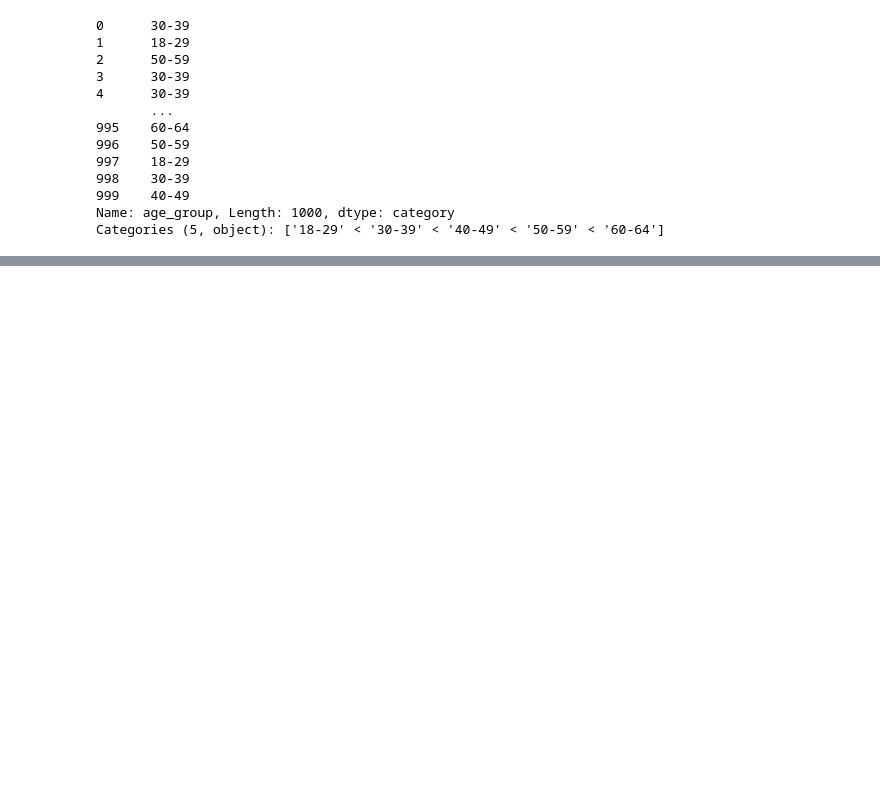
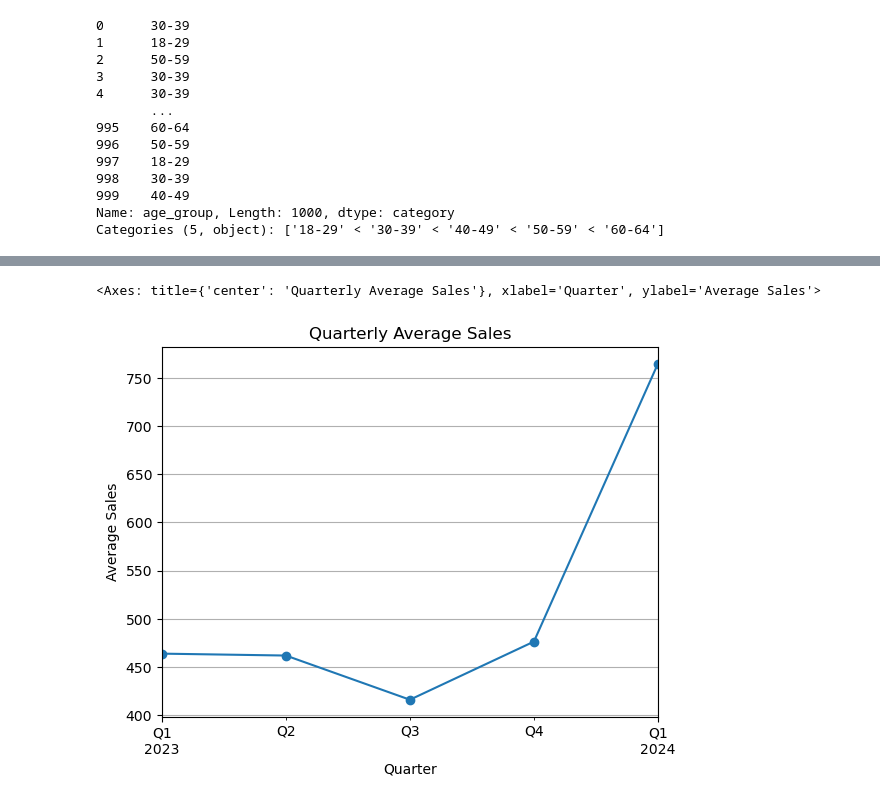
Before and after one commit to Girlingreenn/Retail-Sales-Project, a Jupyter notebook: retail_sales.ipynb, the cells around one changed output, grey strips where cells are left out. Drawn from its saved outputs; the diff is of its cells as text; code cells hidden in the pictures; blank space fills up the shorter version.

```diff
--- a/retail_sales.ipynb
+++ b/retail_sales.ipynb
@@ -237,0 +264,7 @@ Text(0.5, 1.0, 'Bar Chart of Age Groups')
+# %%
+#average quarterly sales
+avg_quaterly_sales= df['total_amount'].resample('Q').mean()
+avg_quaterly_sales.plot(kind='line', marker='o', title='Quarterly Average Sales', xlabel='Quarter', ylabel='Average Sales', grid=True)
+# %% [output]
+<Axes: title={'center': 'Quarterly Average Sales'}, xlabel='Quarter', ylabel='Average Sales'>
+[figure, added]
```
Also changed, not shown: parts of 11 cells of this notebook.
